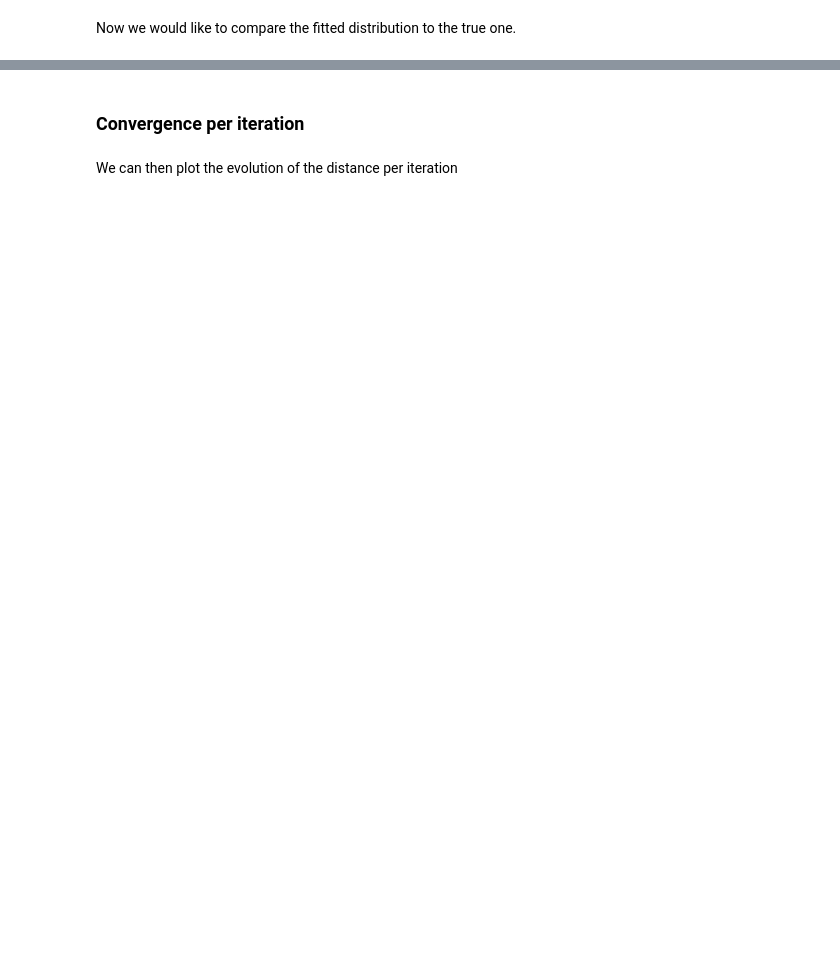
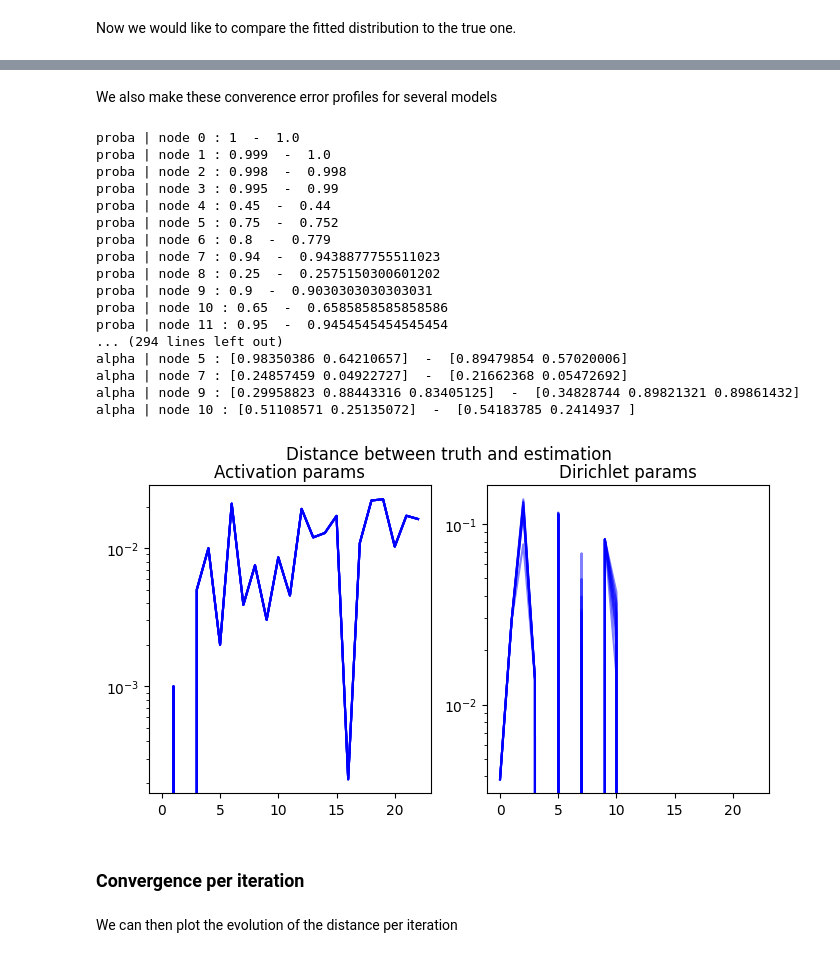
Before and after one commit to AlexandreChaussard/Stage-Microbiote, a Jupyter notebook: Microbiota-Generative-Models/src/playground/bernoulli_tree/benchmark_bernoulli_tree.ipynb, the cells around one changed output, grey strips where cells are left out. Saved outputs shown, nothing was run; the diff lists cells and outputs as text; code cells hidden in the pictures; blank space fills up the shorter version.

```diff
--- a/Microbiota-Generative-Models/src/playground/bernoulli_tree/benchmark_bernoulli_tree.ipynb
+++ b/Microbiota-Generative-Models/src/playground/bernoulli_tree/benchmark_bernoulli_tree.ipynb
@@ -193,3 +239,39 @@ alpha | node 10 : [0.04753805 0.19261344]  -  [0.0523806  0.19961879]
+# %% [markdown]
+We also make these converence error profiles for several models
+# %%
+fig, axs = plt.subplots(1, 2, figsize=(8, 4))
+
+for i in range(len(prior_list)):
+    prior = prior_list[i]
+    posterior = posterior_list[i]
+    activation_proba_difference, dirichlet_params_difference = compute_params_difference(prior, posterior, printValues=True)
+    axs[0].plot(activation_proba_difference, color='blue', alpha=0.5)
+    axs[1].plot(dirichlet_params_difference, color='blue', alpha=0.5)
+    axs[0].set_title("Activation params")
+    axs[1].set_title("Dirichlet params")
+    axs[1].set_yscale("log")
+    axs[0].set_yscale("log")
+fig.suptitle("Distance between truth and estimation")
+plt.show()
+# %% [output]
+proba | node 0 : 1  -  1.0
+proba | node 1 : 0.999  -  1.0
+proba | node 2 : 0.998  -  0.998
+proba | node 3 : 0.995  -  0.99
+proba | node 4 : 0.45  -  0.44
+proba | node 5 : 0.75  -  0.752
+proba | node 6 : 0.8  -  0.779
+proba | node 7 : 0.94  -  0.9438877755511023
+proba | node 8 : 0.25  -  0.2575150300601202
+proba | node 9 : 0.9  -  0.9030303030303031
+proba | node 10 : 0.65  -  0.6585858585858586
+proba | node 11 : 0.95  -  0.9454545454545454
+... (294 lines left out)
+alpha | node 5 : [0.98350386 0.64210657]  -  [0.89479854 0.57020006]
+alpha | node 7 : [0.24857459 0.04922727]  -  [0.21662368 0.05472692]
+alpha | node 9 : [0.29958823 0.88443316 0.83405125]  -  [0.34828744 0.89821321 0.89861432]
+alpha | node 10 : [0.51108571 0.25135072]  -  [0.54183785 0.2414937 ]
+[figure, added]
 # %% [markdown]
 ### Convergence per iteration
 # %% [markdown]
```
Also changed, not shown: parts of 7 cells of this notebook, 22 other files.
